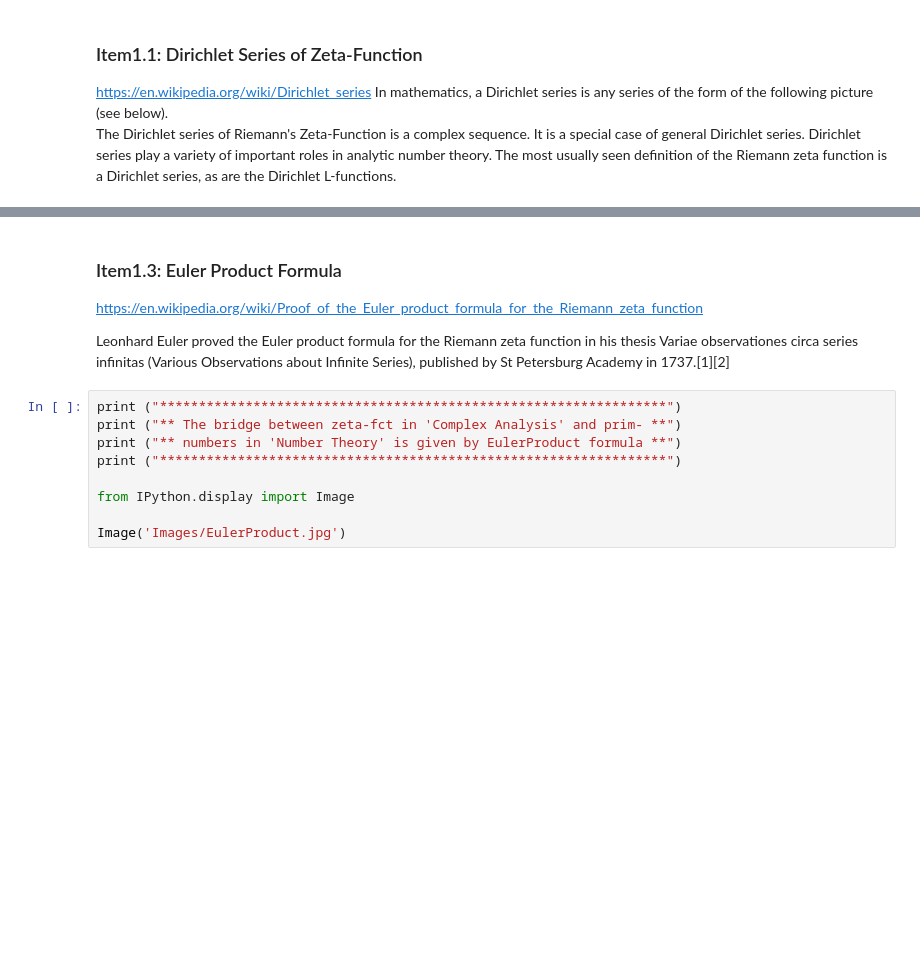
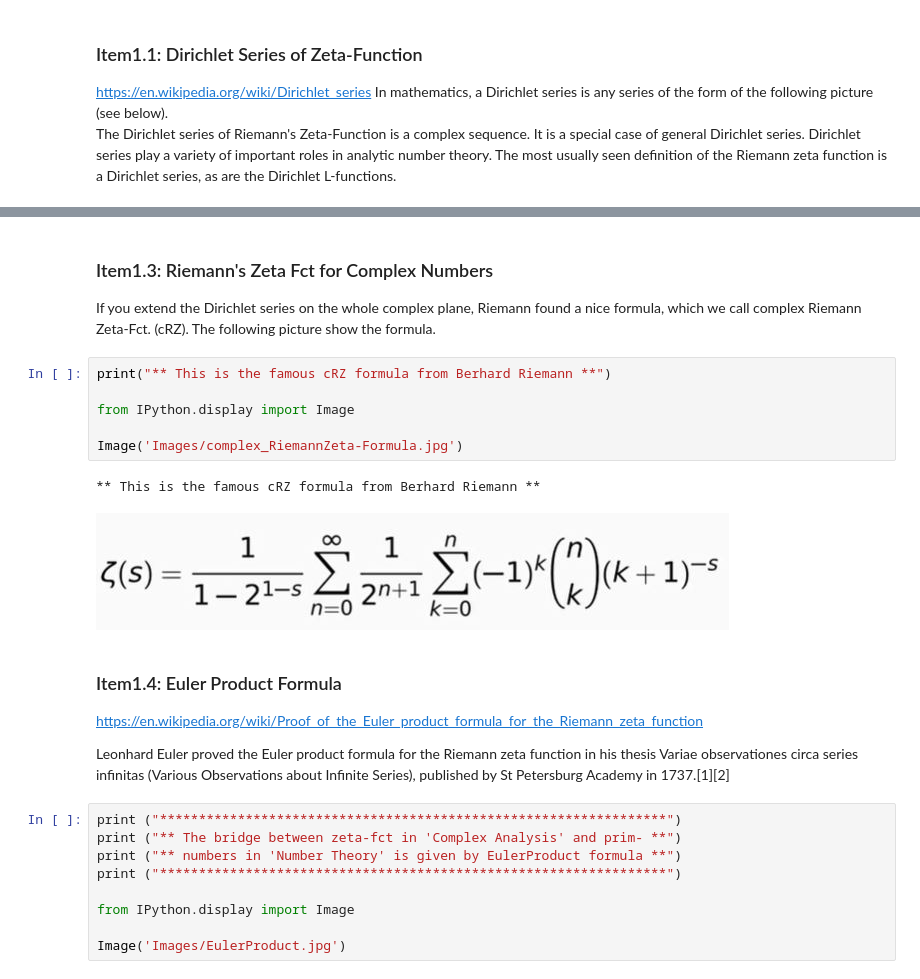
Before and after one commit to HVoellinger/Mathematics, a Jupyter notebook: RiemannZetaFct_and_RiemannHypothesis.ipynb, the cells around one changed output, grey strips where cells are left out. Saved outputs shown, nothing was run; the diff lists cells and outputs as text; blank space fills up the shorter version.

```diff
--- a/RiemannZetaFct_and_RiemannHypothesis.ipynb
+++ b/RiemannZetaFct_and_RiemannHypothesis.ipynb
@@ -63,5 +57,17 @@ Consider the special case s = 2 + i*0, so we get the follw. series:
+# %% [markdown]
+### Item1.3: Riemann's Zeta Fct for Complex Numbers
+If you extend the Dirichlet series on the whole complex plane, Riemann found a nice formula, which we call complex Riemann Zeta-Fct. (cRZ). The following picture show the formula.
+# %%
+print("** This is the famous cRZ formula from Berhard Riemann **")
+
+from IPython.display import Image
+
+Image('Images/complex_RiemannZeta-Formula.jpg')
+# %% [output]
+** This is the famous cRZ formula from Berhard Riemann **
+[figure, added]
 # %% [markdown]
-### Item1.3: Euler Product Formula
+### Item1.4: Euler Product Formula
 
 https://en.wikipedia.org/wiki/Proof_of_the_Euler_product_formula_for_the_Riemann_zeta_function
 
```
Also changed, not shown: parts of 17 cells of this notebook, 5 other files.
